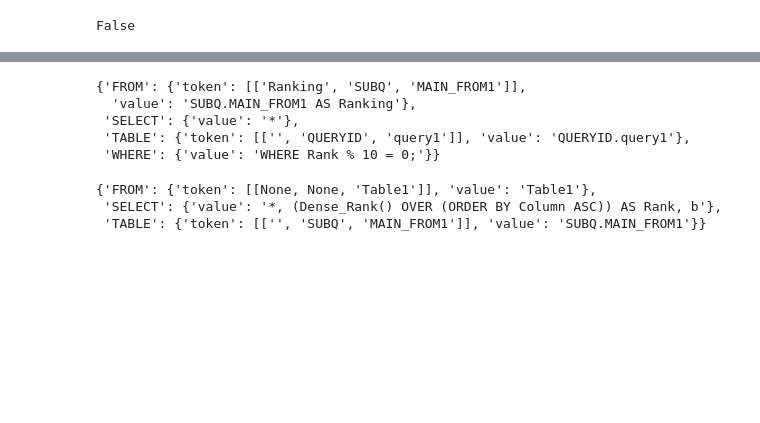
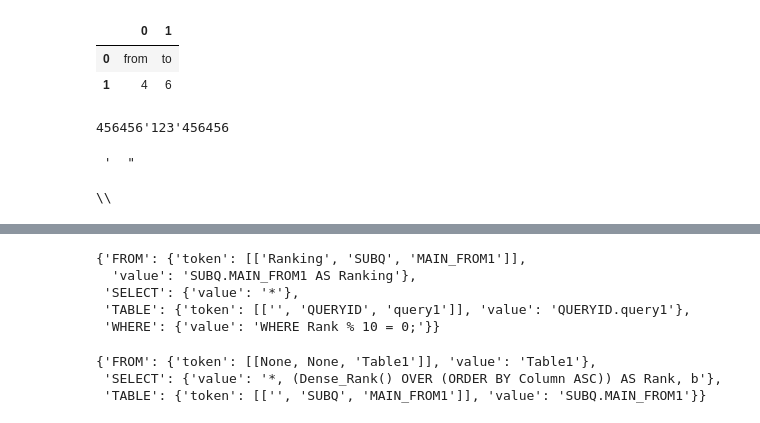
Before and after one commit to Moochun/sql-flowchart, a Jupyter notebook: 04_MAIN_SAS.ipynb, the cells around one changed output, grey strips where cells are left out. Saved outputs shown, nothing was run; the diff lists cells and outputs as text; code cells hidden in the pictures; blank space fills up the shorter version.

```diff
--- a/04_MAIN_SAS.ipynb
+++ b/04_MAIN_SAS.ipynb
@@ -309,4 +1017,18 @@ pd.DataFrame(sas_query.from_to_property)
-# %%
-"TABLE" in list(sas_query.sql_parsed_list['1'].structured_dict['MAIN'].keys())
-# %% [output]
-False
+# %%
+pd.DataFrame(sas_query.from_to_query)
+# %% [output]
+|  | 0 | 1 |
+| 0 | from | to |
+| 1 | 4 | 6 |
+# %%
+print(re.sub('\\"', "'",'456456"123"456456'))
+# %% [output]
+456456'123'456456
+# %%
+''' ' ''' + ''' \"  '''
+# %% [output]
+ '  "
+# %%
+print("\\\\")
+# %% [output]
+\\
```
Also changed, not shown: parts of 23 cells of this notebook, 16 other files.
